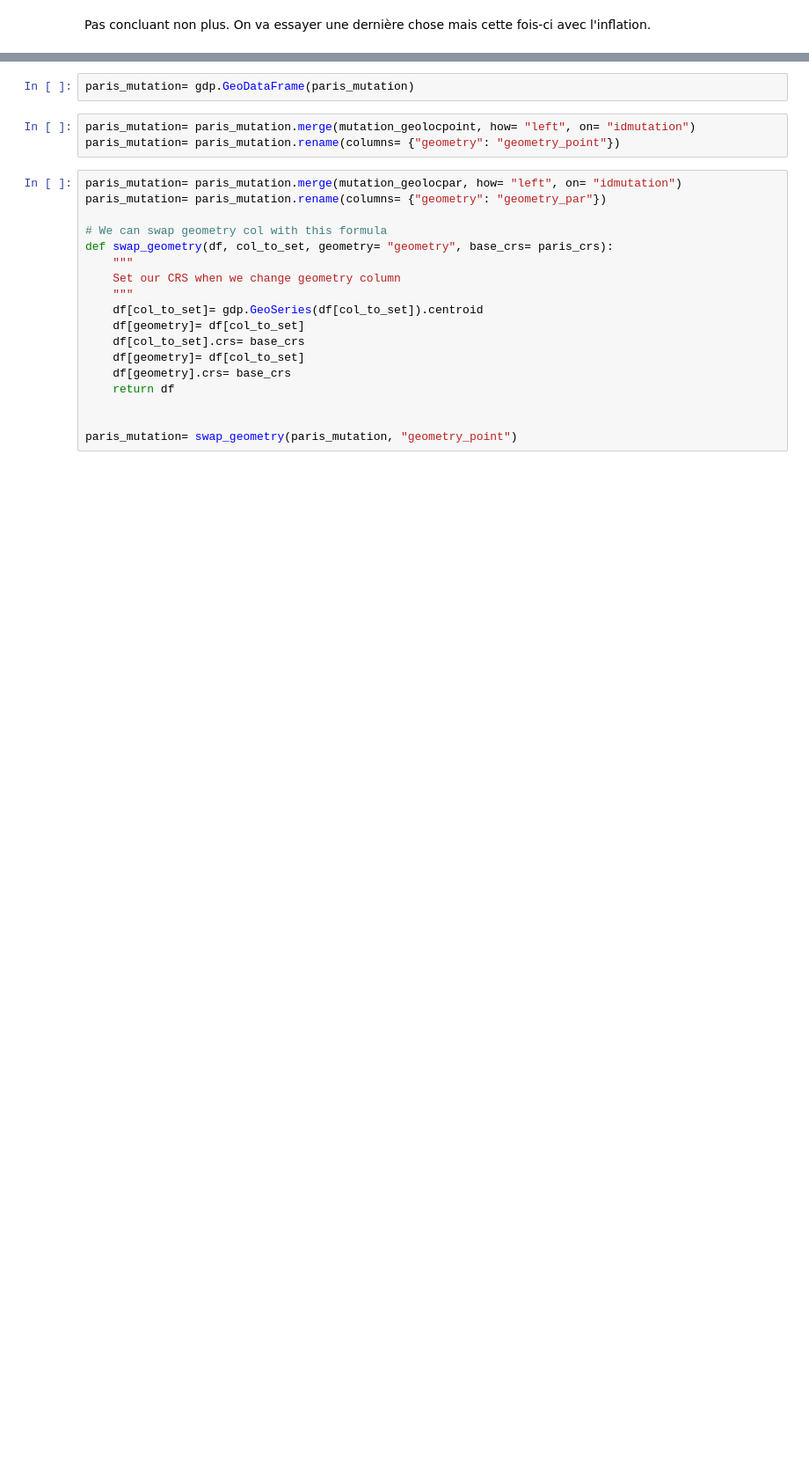
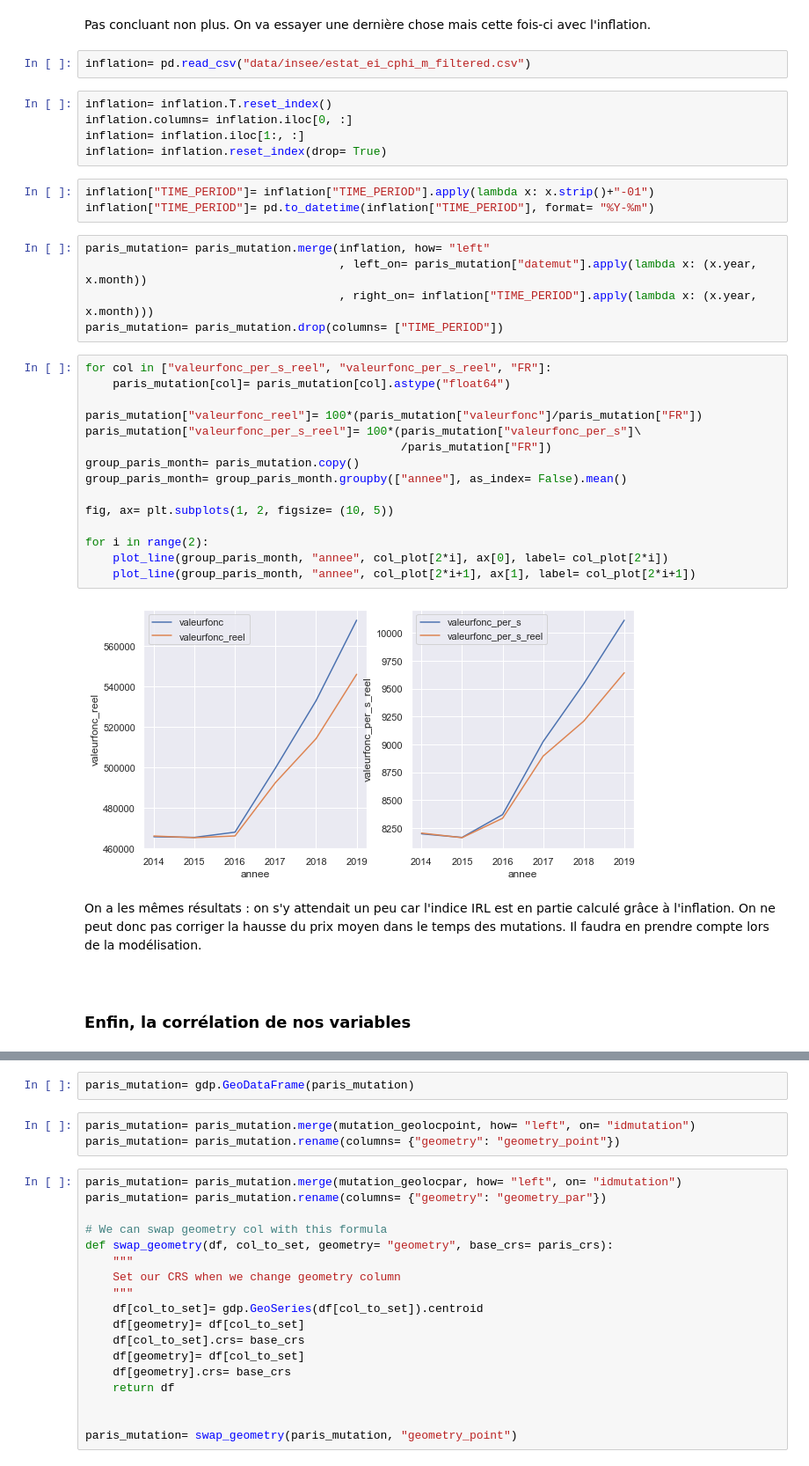
Before and after one commit to Orlogskapten/dvf_ensae_sbra, a Jupyter notebook: wen/mapping_first_look.ipynb, the cells around one changed output, grey strips where cells are left out. Shown at 88% size. Cells and saved outputs as stored; diff of their text form; blank space fills up the shorter version.

```diff
--- a/wen/mapping_first_look.ipynb
+++ b/wen/mapping_first_look.ipynb
@@ -560,2 +535,40 @@ for i in range(2):
 # %% [markdown]
 Pas concluant non plus. On va essayer une dernière chose mais cette fois-ci avec l'inflation.
+# %%
+inflation= pd.read_csv("data/insee/estat_ei_cphi_m_filtered.csv")
+# %%
+inflation= inflation.T.reset_index()
+inflation.columns= inflation.iloc[0, :]
+inflation= inflation.iloc[1:, :]
+inflation= inflation.reset_index(drop= True)
+# %%
+inflation["TIME_PERIOD"]= inflation["TIME_PERIOD"].apply(lambda x: x.strip()+"-01")
+inflation["TIME_PERIOD"]= pd.to_datetime(inflation["TIME_PERIOD"], format= "%Y-%m")
+# %%
+paris_mutation= paris_mutation.merge(inflation, how= "left"
+                                     , left_on= paris_mutation["datemut"].apply(lambda x: (x.year, x.month))
+                                     , right_on= inflation["TIME_PERIOD"].apply(lambda x: (x.year, x.month)))
+paris_mutation= paris_mutation.drop(columns= ["TIME_PERIOD"])
+# %%
+for col in ["valeurfonc_per_s_reel", "valeurfonc_per_s_reel", "FR"]:
+    paris_mutation[col]= paris_mutation[col].astype("float64")
+
+paris_mutation["valeurfonc_reel"]= 100*(paris_mutation["valeurfonc"]/paris_mutation["FR"])
+paris_mutation["valeurfonc_per_s_reel"]= 100*(paris_mutation["valeurfonc_per_s"]\
+                                              /paris_mutation["FR"])
+group_paris_month= paris_mutation.copy()
+group_paris_month= group_paris_month.groupby(["annee"], as_index= False).mean()
+
+fig, ax= plt.subplots(1, 2, figsize= (10, 5))
+
+for i in range(2):
+    plot_line(group_paris_month, "annee", col_plot[2*i], ax[0], label= col_plot[2*i])
+    plot_line(group_paris_month, "annee", col_plot[2*i+1], ax[1], label= col_plot[2*i+1])
+# %% [output]
+[figure, added]
+# %% [markdown]
+On a les mêmes résultats : on s'y attendait un peu car l'indice IRL est en partie calculé grâce à l'inflation. On ne peut donc pas corriger la hausse du prix moyen dans le temps des mutations. Il faudra en prendre compte lors de la modélisation.
+# %% [markdown]
+<a id="corr">
+# %% [markdown]
+### Enfin, la corrélation de nos variables
```
Also changed, not shown: parts of 63 cells of this notebook.
